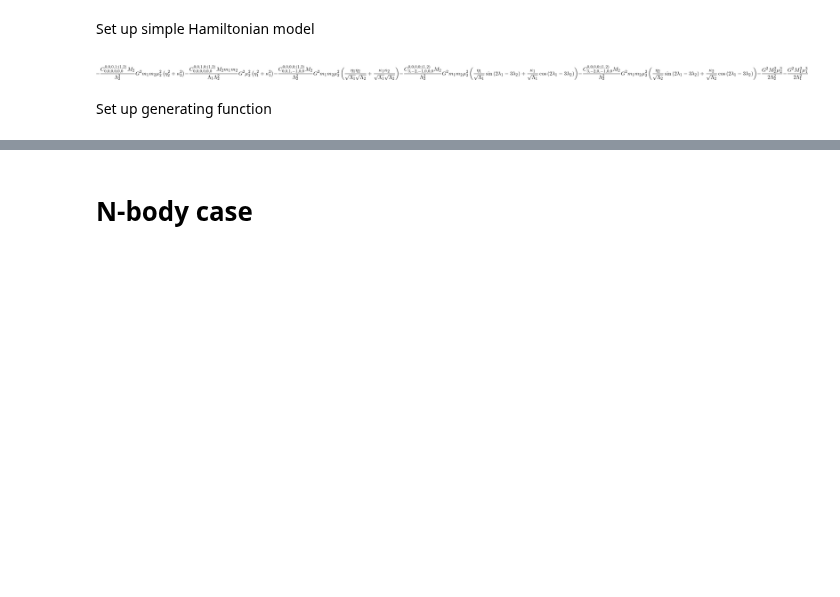
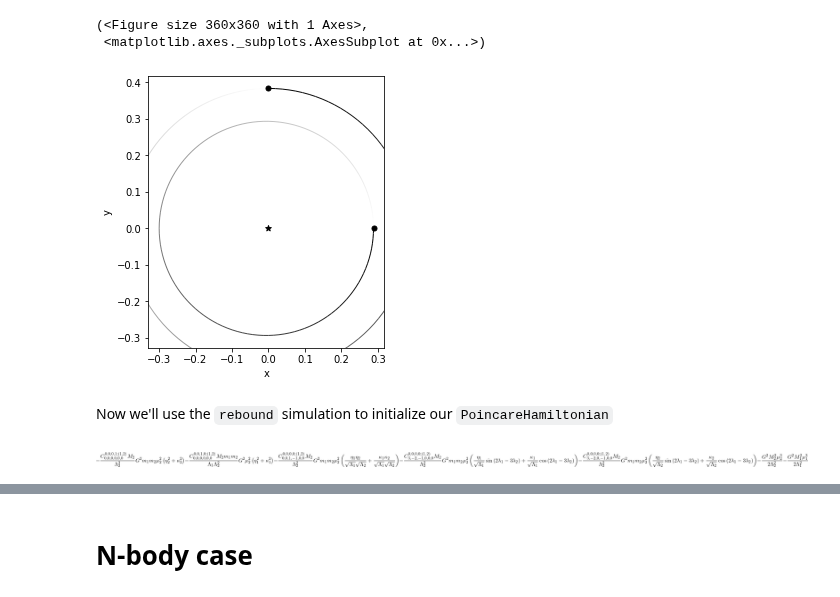
Before and after one commit to shadden/celmech, a Jupyter notebook: jupyter_examples/GeneratingFunctions.ipynb, the cells around one changed output, grey strips where cells are left out. Cells and saved outputs as stored; diff of their text form; code cells hidden in the pictures; blank space fills up the shorter version.

```diff
--- a/jupyter_examples/GeneratingFunctions.ipynb
+++ b/jupyter_examples/GeneratingFunctions.ipynb
@@ -58,10 +26,19 @@ C_{(0,0,0,0,0,0)}^{(0,0,1,0)}e_1^2 + C_{(0,0,0,0,0,0)}^{(0,0,0,1)}e_2^2 + C_{(0,
 # %%
-# This function will give us a pair of planets near a j:j-1 MMR
+# This function will give us a rebound simluation of pair of planets near a j:j-1 MMR
+# that we'll use to initialize a PoincareHamiltonian object
 def get_sim(m1,m2,j,Delta,z1,z2,inc):
     sim = rb.Simulation()
     sim.add(m=1)
     sim.add(m=m1,P=1 ,e = np.abs(z1), pomega = np.angle(z1),Omega=0)
     sim.add(m=m2,P= j*( 1 + Delta)/(j-1),e = np.abs(z2), pomega = np.angle(z2), inc=inc, Omega=np.pi)
     align_simulation(sim)
     sim.move_to_com()
     return sim
+
+Jres = 3
+sim = get_sim(3e-5,1e-4,3,0.01, 0.02 , 0.01 * np.exp(0.5j * np.pi), 0.04 )
+rb.OrbitPlot(sim)
+# %% [output]
+(<Figure size 360x360 with 1 Axes>,
+ <matplotlib.axes._subplots.AxesSubplot at 0x...>)
+[figure, added]
@@ -72,5 +45,5 @@ sim = get_sim(3e-5,1e-4,Jres,0.01, 0.02 , 0.01 * np.exp(0.5j * np.pi), 0.04 )
-# %% [markdown]
-Set up simple Hamiltonian model
+# %% [markdown]
+Now we'll use the `rebound` simulation to initialize our `PoincareHamiltonian`
 # %%
 pvars = Poincare.from_Simulation(sim)
 pham = PoincareHamiltonian(pvars)
@@ -81,5 +60,3 @@ pham.add_monomial_term([0,0,1,-1,0,0],[0,0,0,0])
 pham.H
 # %% [output]
 [figure]
-# %% [markdown]
-Set up generating function
```
Also changed, not shown: parts of 23 cells of this notebook, 2 other files.
